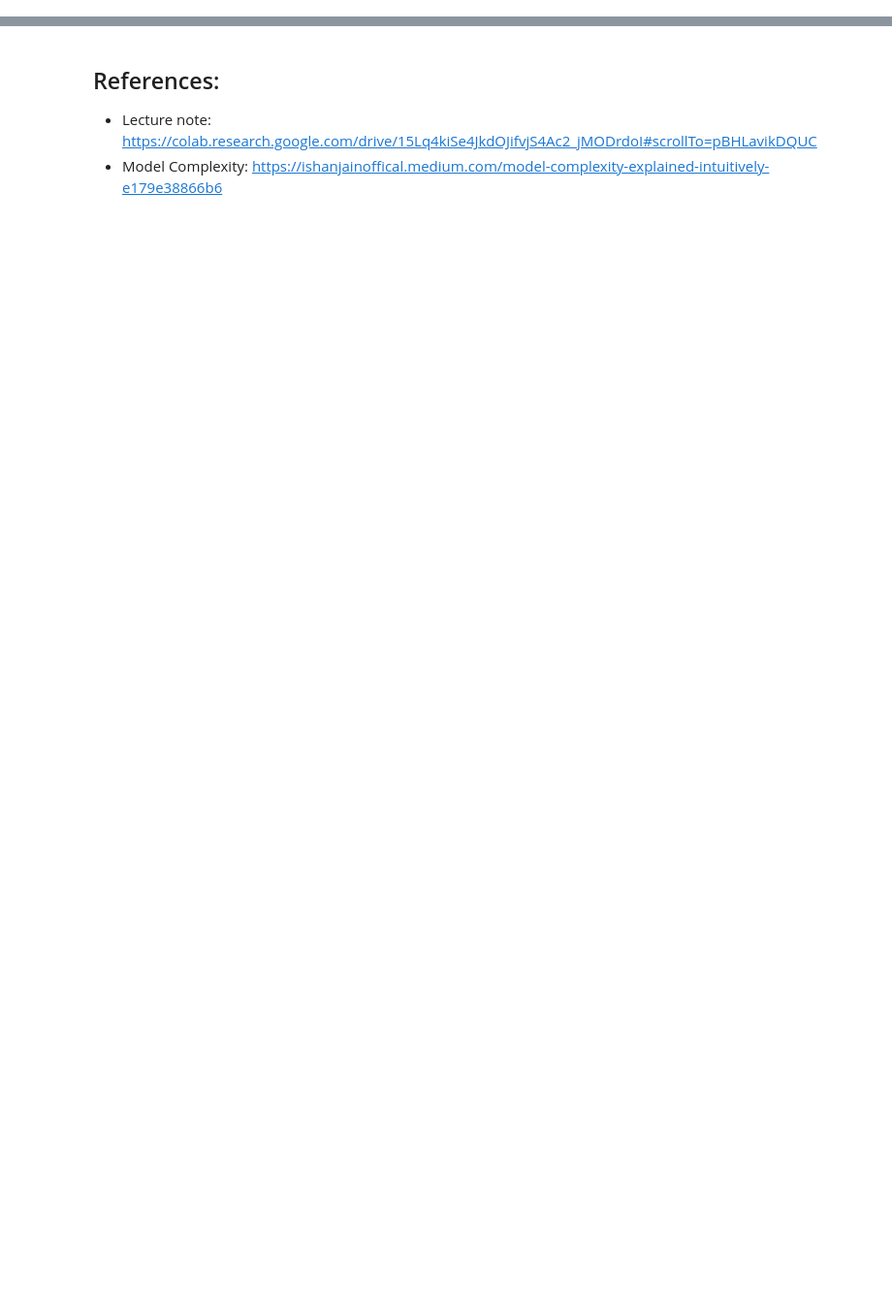
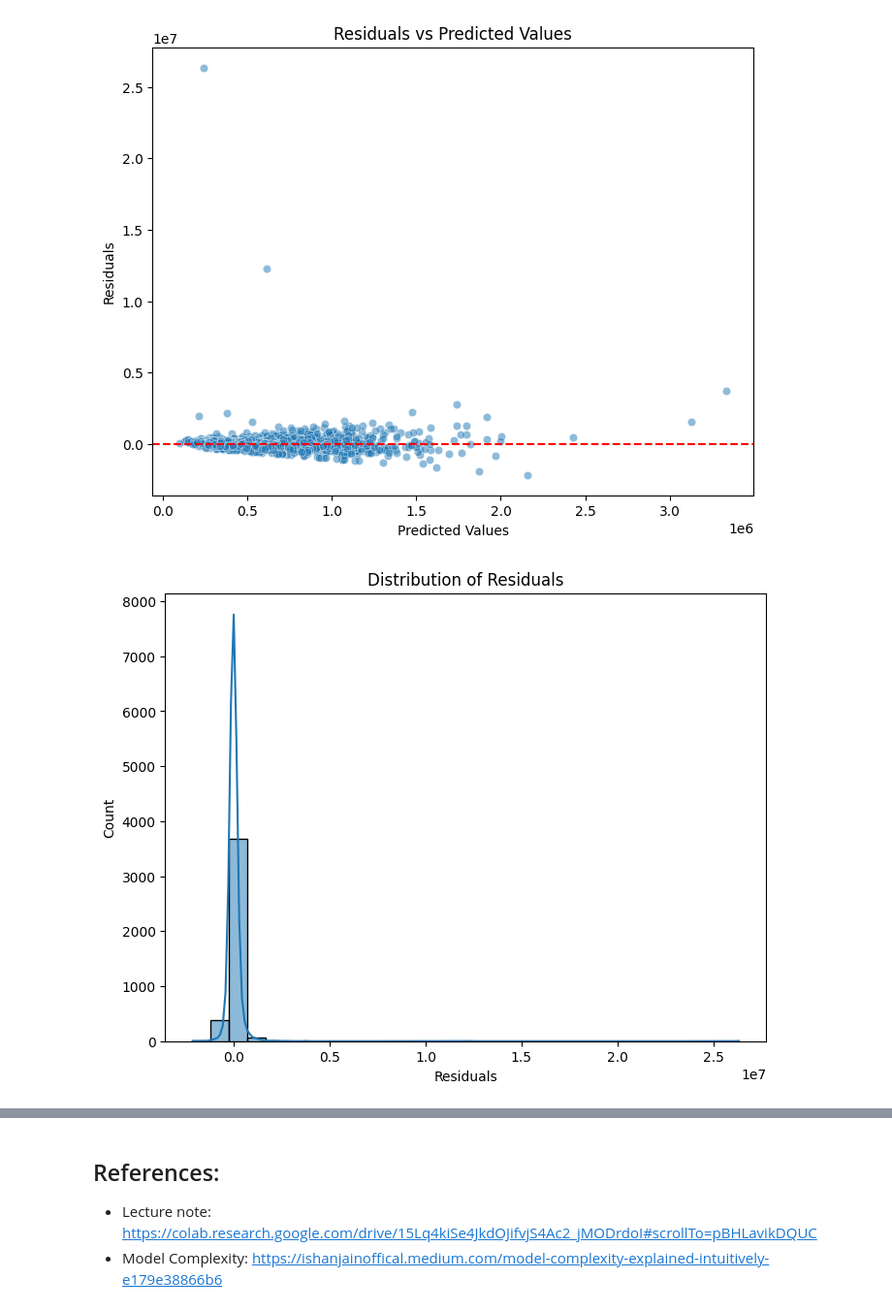
Before and after one commit to ntadhere/GCU-AI, a Jupyter notebook: AIT110/topic1/Theoretical Concepts and Linear Regression.ipynb, the cells around one changed output, grey strips where cells are left out. Shown at 97% size. Drawn from its saved outputs; the diff is of its cells as text; code cells hidden in the pictures; blank space fills up the shorter version.

```diff
--- a/AIT110/topic1/Theoretical Concepts and Linear Regression.ipynb
+++ b/AIT110/topic1/Theoretical Concepts and Linear Regression.ipynb
@@ -236,14 +0,0 @@ Coefficients:
-# %%
-# Standardized (beta) coefficients to compare impact strengths
-# Standardize X and y so coefficients are unitless
-scaler = StandardScaler()
-X_std = scaler.fit_transform(df[["Size","Bedrooms","Age","Distance_to_city_center"]])
-y_std = (y - y.mean()) / y.std()
-
-X_std = sm.add_constant(X_std)
-model_beta = sm.OLS(y_std, X_std).fit()
-
-beta = model_beta.params
-print("Standardized (beta) coefficients:")
-for k, v in beta_map.items():
-    print(f"  {k:>24s}: {v:+.4f}")
@@ -283,0 +203,36 @@ The variable with the **largest absolute coefficient** (after adjusting for scal
+# %%
+
+import pandas as pd
+import statsmodels.api as sm
+import matplotlib.pyplot as plt
+import seaborn as sns
+import scipy.stats as stats
+
+# Predictions and residuals
+data['predicted'] = model.predict(X)
+data['residuals'] = y - data['predicted']
+
+# Residual plot
+plt.figure(figsize=(8,6))
+sns.scatterplot(x=data['predicted'], y=data['residuals'], alpha=0.5)
+plt.axhline(0, color='red', linestyle='--')
+plt.xlabel("Predicted Values")
+plt.ylabel("Residuals")
+plt.title("Residuals vs Predicted Values")
+plt.show()
+
+# Histogram of residuals
+plt.figure(figsize=(8,6))
+sns.histplot(data['residuals'], kde=True, bins=30)
+plt.xlabel("Residuals")
+plt.title("Distribution of Residuals")
+plt.show()
+
+# Q-Q plot
+plt.figure(figsize=(8,6))
+stats.probplot(data['residuals'], dist="norm", plot=plt)
+plt.title("Q-Q Plot of Residuals")
+plt.show()
+# %% [output]
+[figure, added]
+[figure, added]
```
Also changed, not shown: parts of 39 cells of this notebook, 15 other files.
